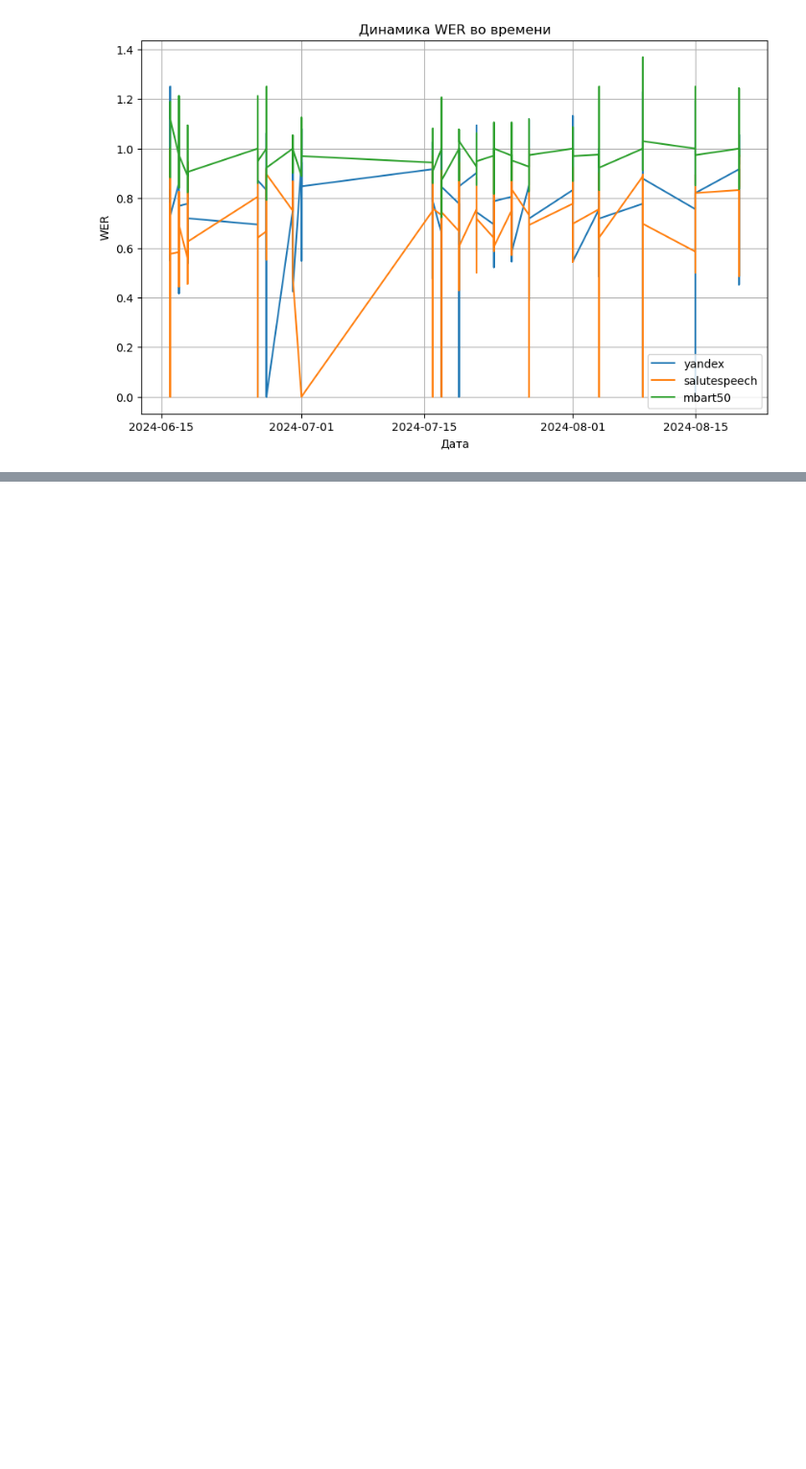
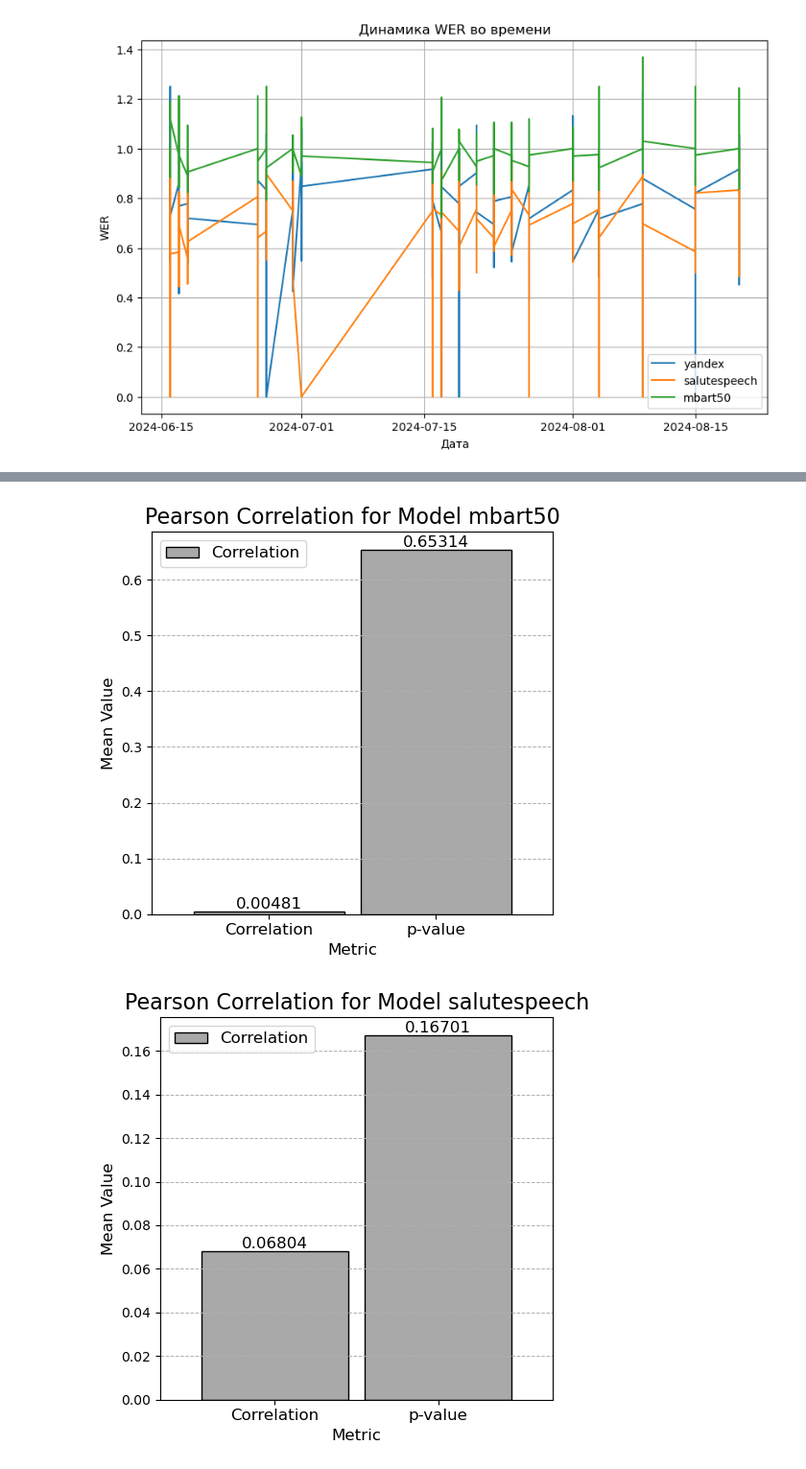
Before and after one commit to RedAlexDad/SpeechTraining, a Jupyter notebook: research/sentense/research.ipynb, the cells around one changed output, grey strips where cells are left out. Shown at 96% size. Drawn from its saved outputs; the diff is of its cells as text; code cells hidden in the pictures; blank space fills up the shorter version.

```diff
--- a/research/sentense/research.ipynb
+++ b/research/sentense/research.ipynb
@@ -666,0 +843,75 @@ plt.show()
+# %%
+import matplotlib.pyplot as plt
+
+# Group and calculate mean values for all metrics
+summary_table_actual = df_filtered.groupby('Модель')[
+    [
+        'Корреляция Пирсона', 'p-value (Пирсона)',
+        'Наклон (Лин. регрессия)', 'R^2 (Лин. регрессия)', 'p-value (Лин. регрессия)',
+        'p-value (Манн-Кендалл)', 'z (Манн-Кендалл)'
+    ]
+].mean().reset_index()
+
+# Rename columns for different metric groups
+summary_table_pearson = summary_table_actual.rename(columns={
+    'Модель': 'Model',
+    'Корреляция Пирсона': 'Correlation',
+    'p-value (Пирсона)': 'p-value'
+})[['Model', 'Correlation', 'p-value']]
+
+summary_table_regression = summary_table_actual.rename(columns={
+    'Модель': 'Model',
+    'Наклон (Лин. регрессия)': 'Slope',
+    'R^2 (Лин. регрессия)': 'R^2',
+    'p-value (Лин. регрессия)': 'p-value'
+})[['Model', 'Slope', 'R^2', 'p-value']]
+
+summary_table_mann_kendall = summary_table_actual.rename(columns={
+    'Модель': 'Model',
+    'p-value (Манн-Кендалл)': 'p-value',
+    'z (Манн-Кендалл)': 'z'
+})[['Model', 'p-value', 'z']]
+
+# Define titles and legends for each group
+titles_legends_groups = [
+    ('Pearson Correlation', ['Correlation', 'p-value'], summary_table_pearson),
+    ('Linear Regression', ['Slope', 'R^2', 'p-value'], summary_table_regression),
+    ('Mann-Kendall', ['p-value', 'z'], summary_table_mann_kendall)
+]
+
+# Color map excluding white
+colors = ['#A9A9A9', '#808080', '#696969']
+
+# Plot and save histograms separately for each model and each metric group
+for title, legends, data in titles_legends_groups:
+    for model in data['Model'].unique():
+        # Filter data for a specific model
+        plot_data = data[data['Model'] == model].set_index('Model').T
+        plot_data.columns = [model]
+
+        # Plot bar chart
+        ax = plot_data.plot(kind='bar', figsize=(5, 5), color=colors[:len(legends)], edgecolor='black', width=0.9)
+
+        # Add values on top of the bars
+        for container in ax.containers:
+            ax.bar_label(container, fmt='%.5f', label_type='edge', fontsize=12)
+
+        # Chart settings
+        plt.title(f"{title} for Model {model}", fontsize=16)
+        plt.xlabel('Metric', fontsize=12)
+        plt.ylabel('Mean Value', fontsize=12)
+        plt.xticks(rotation=0, fontsize=12)
+        plt.grid(axis='y', linestyle='--', linewidth=0.7)
+
+        # Set legend
+        plt.legend(legends, fontsize=12)
+
+        # Save the plot
+        filename = f"img/{model}_{title}.png"
+        plt.tight_layout()
+        plt.savefig(filename, dpi=500)
+
+        plt.show()
+# %% [output]
+[figure, added]
+[figure, added]
```
Also changed, not shown: parts of 20 cells of this notebook, 14 other files.
